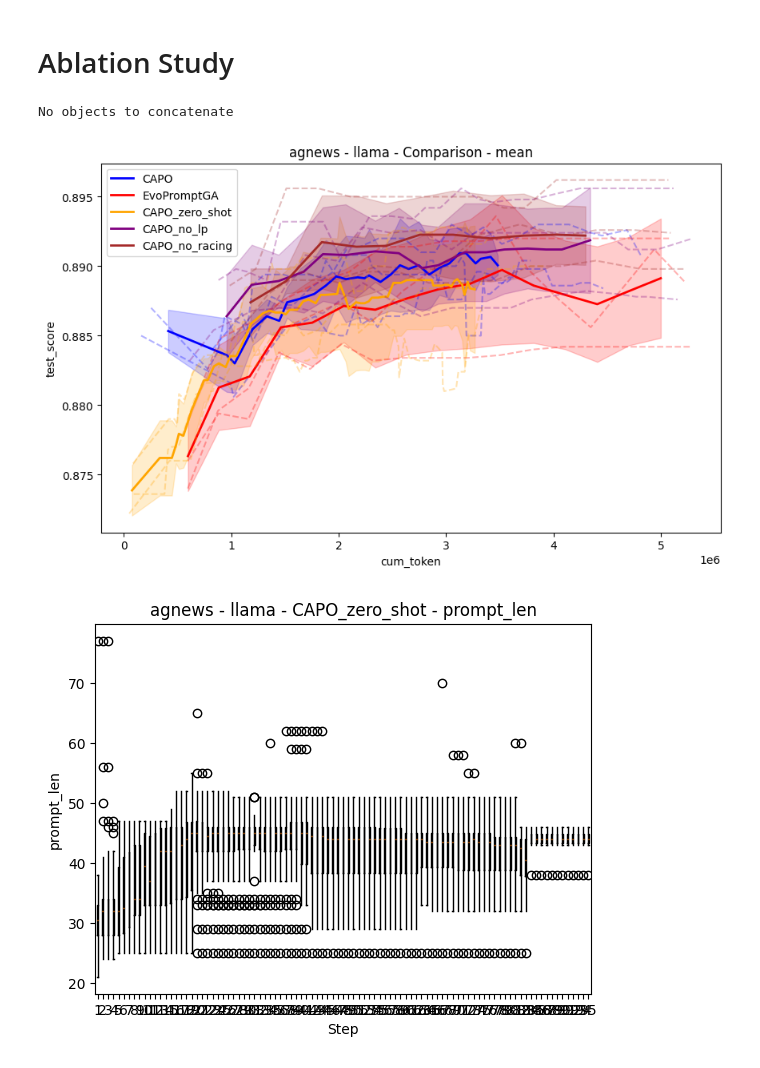
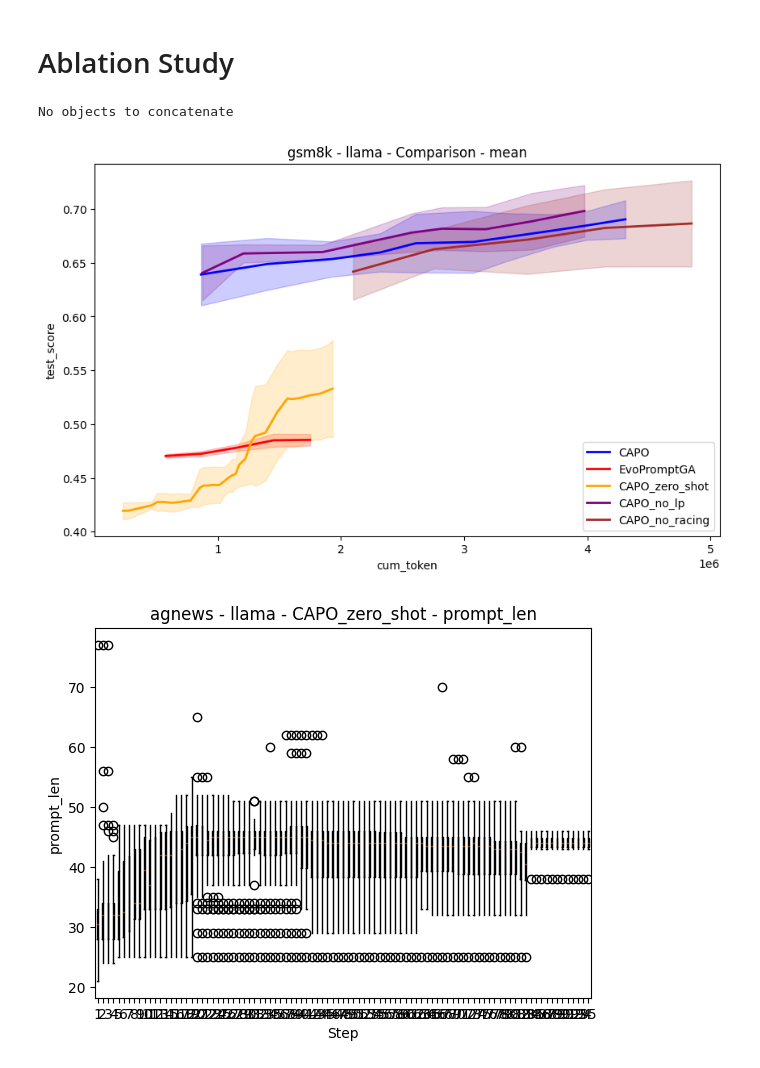
Before and after one commit to finitearth/capo, a Jupyter notebook: notebooks/seed_aggregation_eval.ipynb, the cells around one changed output. Saved outputs shown, nothing was run; the diff lists cells and outputs as text; code cells hidden in the pictures.

```diff
--- a/notebooks/seed_aggregation_eval.ipynb
+++ b/notebooks/seed_aggregation_eval.ipynb
@@ -55,18 +4,0 @@ PromptWizard evaluated on agnews with qwen
-# %%
-# missing eval
-missing_exps = []
-for dataset in datasets:
-    for model in models:
-        for optim in opts:
-            if (dataset, model, optim) not in ran_exps:
-                missing_exps.append((dataset, model, optim))
-
-for dataset in datasets:
-    for optim in opts:
-        # find models that have all seeds
-        evaluated_models = []
-        for model in models:
-            if (dataset, model, optim) not in ran_exps:
-                evaluated_models.append(model)
-        if len(evaluated_models) != 0:
-            print(f"{optim} not evaluated on {dataset} with {', '.join(evaluated_models)}")
@@ -93,11 +37,13 @@ def get_data(dataset, model, optim):
     files = []
     for path in paths:
         files.extend(glob(path))
+
     # filter out any with "hyper" in name
     seeds = [int(f.replace("sst-5", "sst5").split("\\")[-4].split("seed")[-1]) for f in files]
     df = pd.concat([pd.read_csv(p).assign(seed=seed) for seed, p in zip(seeds, files)], axis=0)
-    if "score" not in df.columns:
-        df["score"] = 0  # -> is promptwizard with only one prompt
+
+    if not "score" in df.columns:
+        df["score"] = 0
     # calc tokens
     df["token"] = (
         df["input_tokens_meta_llm"] + df["input_tokens_downstream_llm"]
@@ -486,11 +414,11 @@ ablation_runs = [
 ]
 # %%
 plot_population_scores_comparison(
-    "agnews", "llama", ablation_runs, "mean", plot_seeds=1, plot_std=1, x_col="cum_token"
+    "gsm8k", "llama", ablation_runs, "mean", plot_seeds=0, plot_std=1, x_col="cum_token"
 );
 # %% [output]
 No objects to concatenate
-[figure, old version]
+[figure, new version]
 # %%
 plot_prompt_lens("agnews", "CAPO_zero_shot")
 plot_prompt_lens("agnews", "EvoPromptGA");
```
Also changed, not shown: parts of 17 cells of this notebook, 4 other files.
